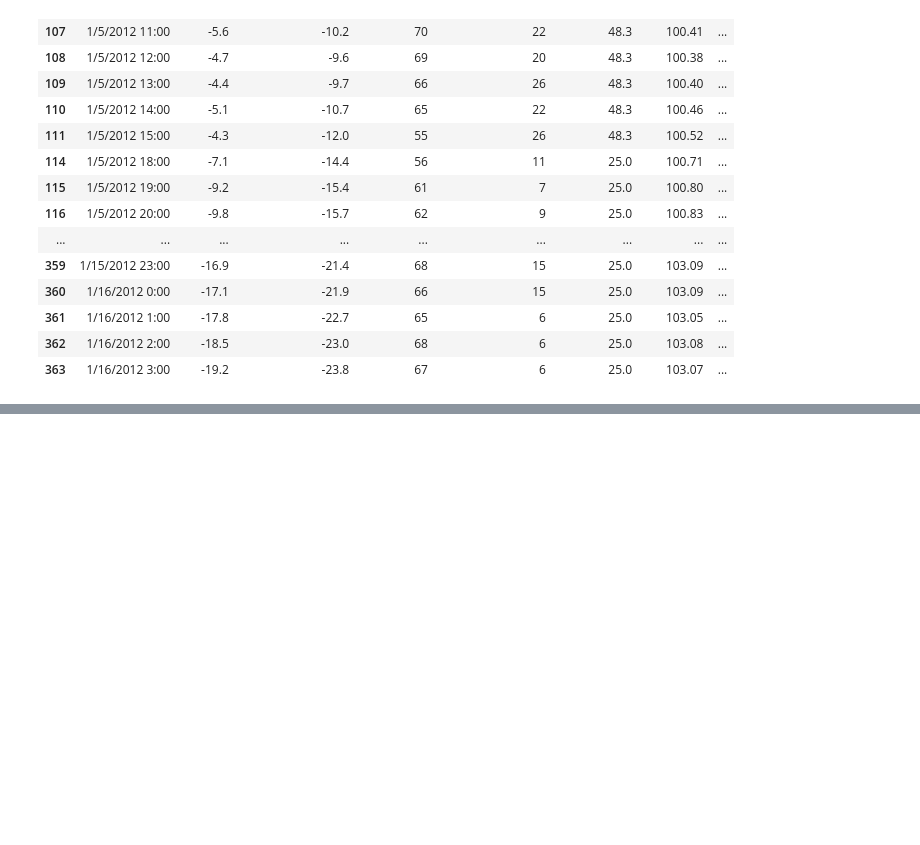
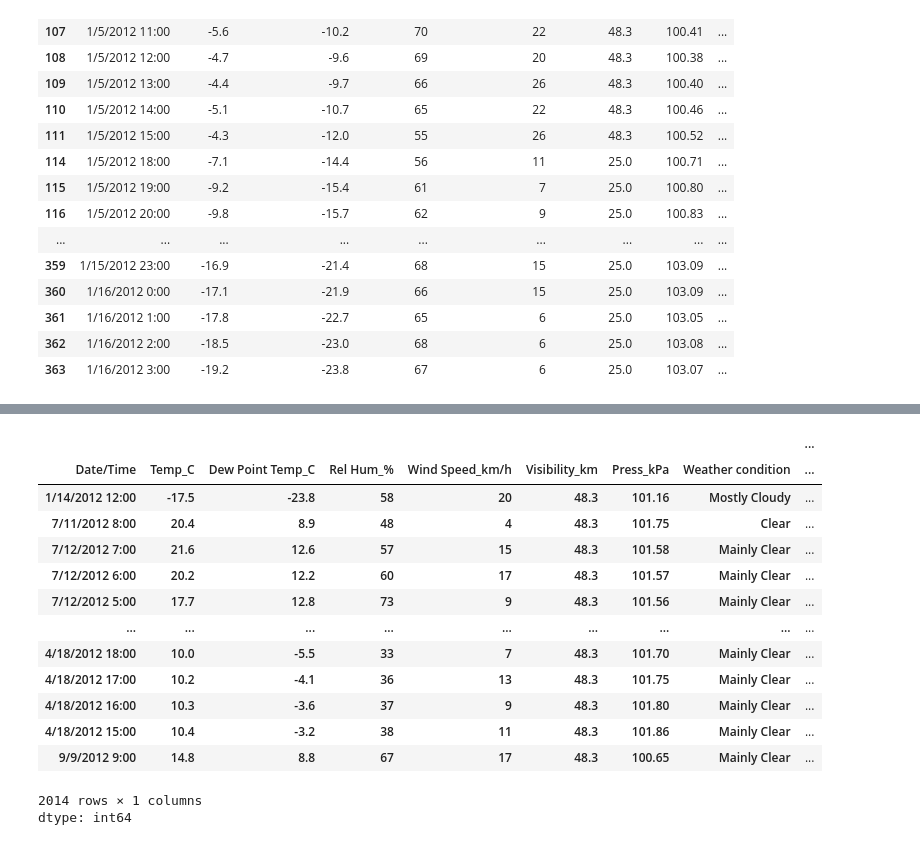
Before and after one commit to Festuskipkoech/Festus_data-science, a Jupyter notebook: WeatherDataAnalysis.ipynb, the cells around one changed output, grey strips where cells are left out. Saved outputs shown, nothing was run; the diff lists cells and outputs as text; code cells hidden in the pictures; blank space fills up the shorter version.

```diff
--- a/WeatherDataAnalysis.ipynb
+++ b/WeatherDataAnalysis.ipynb
@@ -492,0 +520,18 @@ data[(data['Weather condition'] == 'Clear') | (data['Visibility_km'] > 40)].head
+# %%
+data[data['Visibility_km'] >40].value_counts()
+# %% [output]
+|  |  |  |  |  |  |  |  | ... |
+| Date/Time | Temp_C | Dew Point Temp_C | Rel Hum_% | Wind Speed_km/h | Visibility_km | Press_kPa | Weather condition | ... |
+| 1/14/2012 12:00 | -17.5 | -23.8 | 58 | 20 | 48.3 | 101.16 | Mostly Cloudy | ... |
+| 7/11/2012 8:00 | 20.4 | 8.9 | 48 | 4 | 48.3 | 101.75 | Clear | ... |
+| 7/12/2012 7:00 | 21.6 | 12.6 | 57 | 15 | 48.3 | 101.58 | Mainly Clear | ... |
+| 7/12/2012 6:00 | 20.2 | 12.2 | 60 | 17 | 48.3 | 101.57 | Mainly Clear | ... |
+| 7/12/2012 5:00 | 17.7 | 12.8 | 73 | 9 | 48.3 | 101.56 | Mainly Clear | ... |
+| ... | ... | ... | ... | ... | ... | ... | ... | ... |
+| 4/18/2012 18:00 | 10.0 | -5.5 | 33 | 7 | 48.3 | 101.70 | Mainly Clear | ... |
+| 4/18/2012 17:00 | 10.2 | -4.1 | 36 | 13 | 48.3 | 101.75 | Mainly Clear | ... |
+| 4/18/2012 16:00 | 10.3 | -3.6 | 37 | 9 | 48.3 | 101.80 | Mainly Clear | ... |
+| 4/18/2012 15:00 | 10.4 | -3.2 | 38 | 11 | 48.3 | 101.86 | Mainly Clear | ... |
+| 9/9/2012 9:00 | 14.8 | 8.8 | 67 | 17 | 48.3 | 100.65 | Mainly Clear | ... |
+2014 rows × 1 columns
+dtype: int64
```
Also changed, not shown: parts of 2 cells of this notebook.
